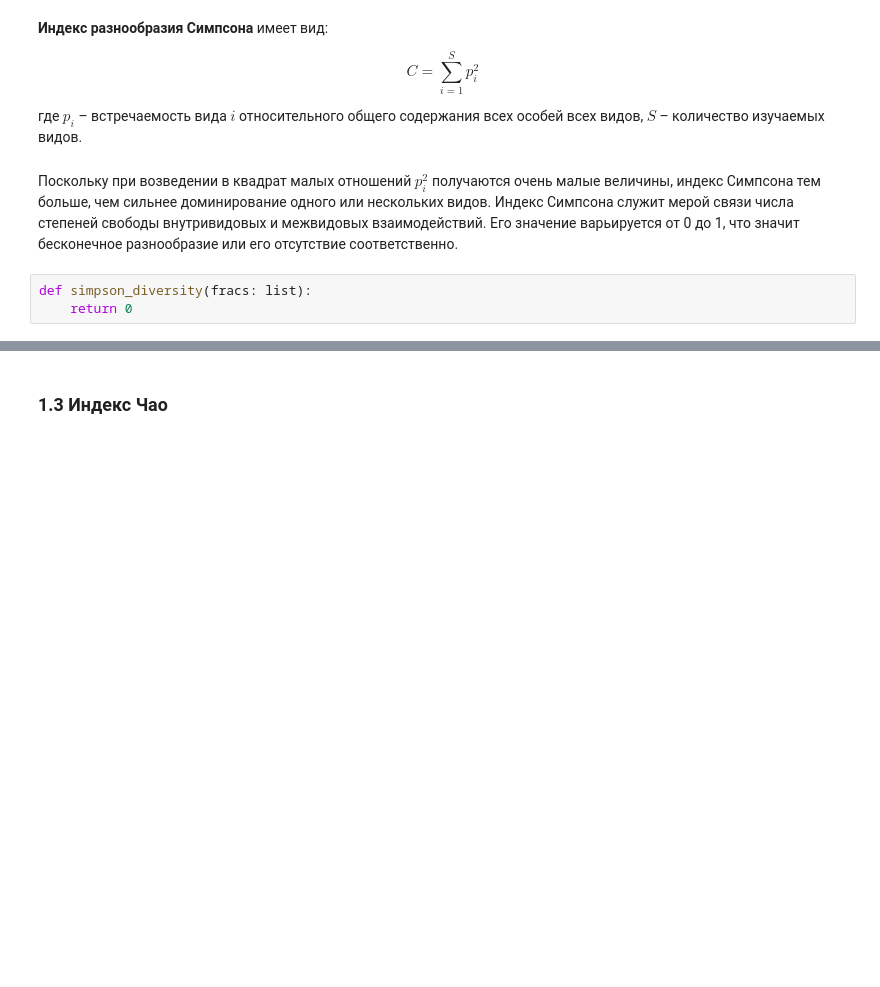
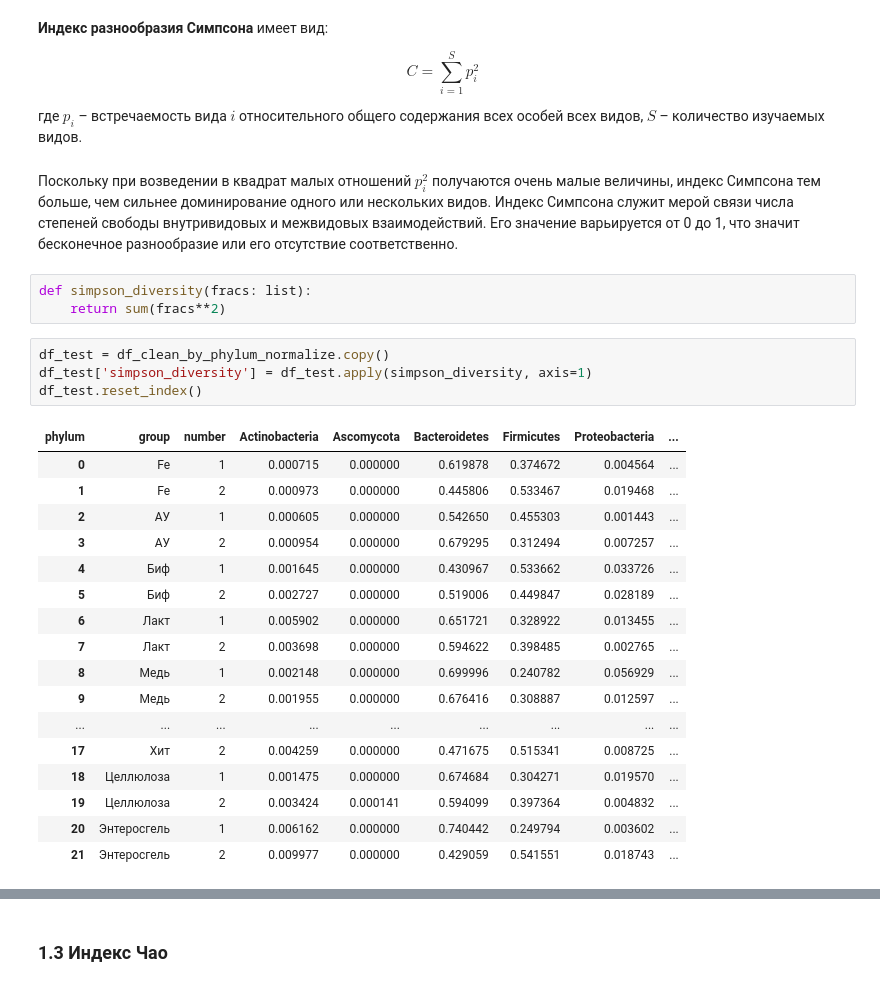
Before and after one commit to innominity/nanomaterials-2025, a Jupyter notebook: src/notebooks/data_diversity.ipynb, the cells around one changed output, grey strips where cells are left out. Drawn from its saved outputs; the diff is of its cells as text; blank space fills up the shorter version.

```diff
--- a/src/notebooks/data_diversity.ipynb
+++ b/src/notebooks/data_diversity.ipynb
@@ -177,4 +196,26 @@ $$ C = \sum_{i=1}^{S} p_i^2 $$
 Поскольку при возведении в квадрат малых отношений $p_i^2$ получаются очень малые величины, индекс Симпсона тем больше, чем сильнее доминирование одного или нескольких видов. Индекс Симпсона служит мерой связи числа степеней свободы внутривидовых и межвидовых взаимодействий. Его значение варьируется от 0 до 1, что значит бесконечное разнообразие или его отсутствие соответственно.
 # %%
 def simpson_diversity(fracs: list):
-    return 0
+    return sum(fracs**2)
+# %%
+df_test = df_clean_by_phylum_normalize.copy()
+df_test['simpson_diversity'] = df_test.apply(simpson_diversity, axis=1)
+df_test.reset_index()
+# %% [output]
+| phylum | group | number | Actinobacteria | Ascomycota | Bacteroidetes | Firmicutes | Proteobacteria | ... |
+| 0 | Fe | 1 | 0.000715 | 0.000000 | 0.619878 | 0.374672 | 0.004564 | ... |
+| 1 | Fe | 2 | 0.000973 | 0.000000 | 0.445806 | 0.533467 | 0.019468 | ... |
+| 2 | АУ | 1 | 0.000605 | 0.000000 | 0.542650 | 0.455303 | 0.001443 | ... |
+| 3 | АУ | 2 | 0.000954 | 0.000000 | 0.679295 | 0.312494 | 0.007257 | ... |
+| 4 | Биф | 1 | 0.001645 | 0.000000 | 0.430967 | 0.533662 | 0.033726 | ... |
+| 5 | Биф | 2 | 0.002727 | 0.000000 | 0.519006 | 0.449847 | 0.028189 | ... |
+| 6 | Лакт | 1 | 0.005902 | 0.000000 | 0.651721 | 0.328922 | 0.013455 | ... |
+| 7 | Лакт | 2 | 0.003698 | 0.000000 | 0.594622 | 0.398485 | 0.002765 | ... |
+| 8 | Медь | 1 | 0.002148 | 0.000000 | 0.699996 | 0.240782 | 0.056929 | ... |
+| 9 | Медь | 2 | 0.001955 | 0.000000 | 0.676416 | 0.308887 | 0.012597 | ... |
+| ... | ... | ... | ... | ... | ... | ... | ... | ... |
+| 17 | Хит | 2 | 0.004259 | 0.000000 | 0.471675 | 0.515341 | 0.008725 | ... |
+| 18 | Целлюлоза | 1 | 0.001475 | 0.000000 | 0.674684 | 0.304271 | 0.019570 | ... |
+| 19 | Целлюлоза | 2 | 0.003424 | 0.000141 | 0.594099 | 0.397364 | 0.004832 | ... |
+| 20 | Энтеросгель | 1 | 0.006162 | 0.000000 | 0.740442 | 0.249794 | 0.003602 | ... |
+| 21 | Энтеросгель | 2 | 0.009977 | 0.000000 | 0.429059 | 0.541551 | 0.018743 | ... |
```
Also changed, not shown: parts of 7 cells of this notebook.
